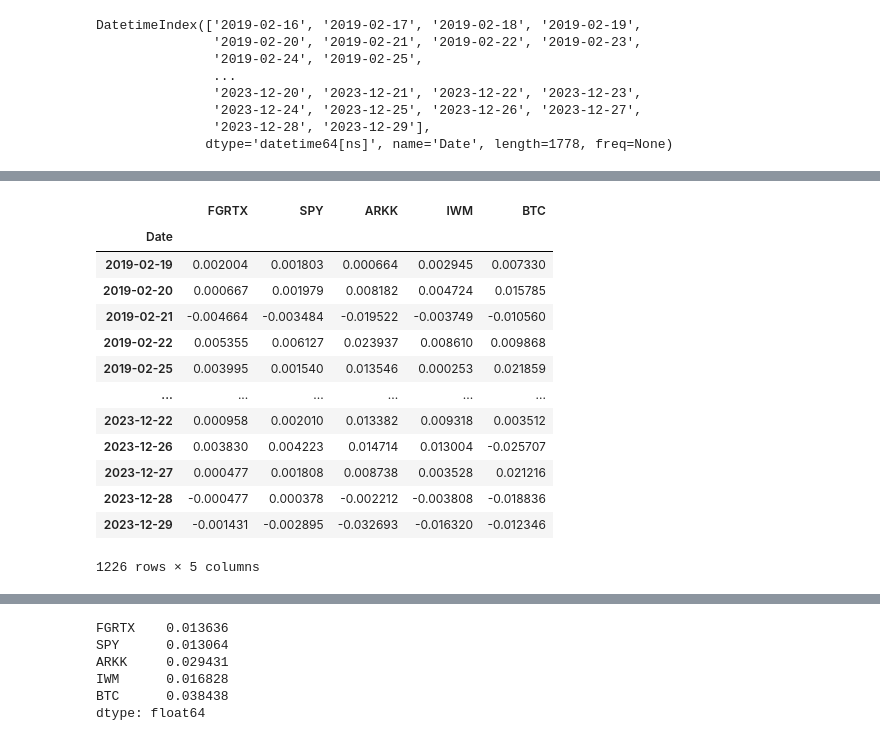
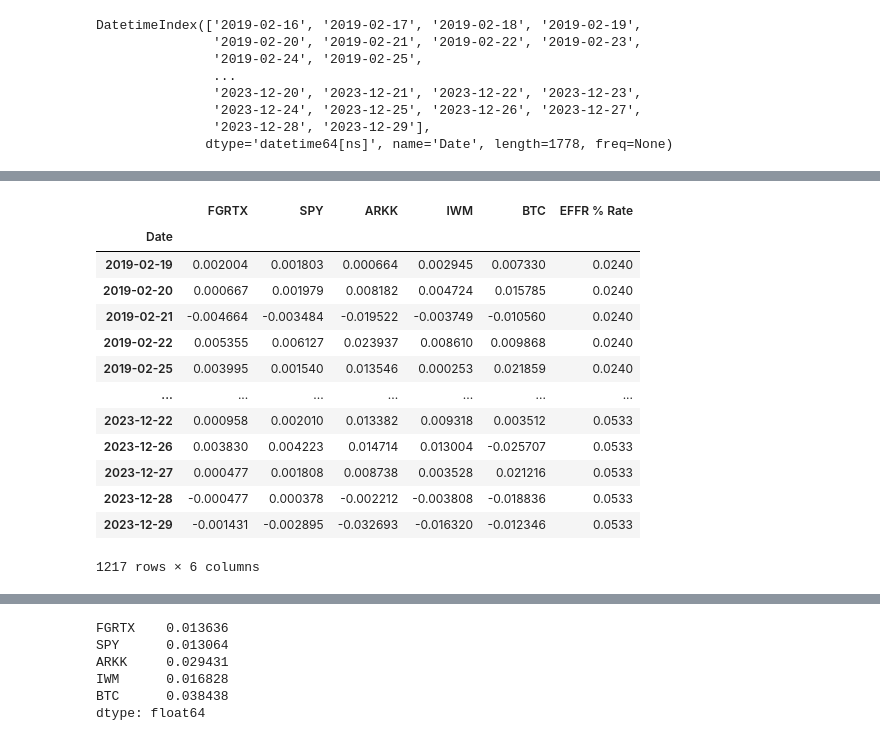
Before and after one commit to ravic4/project_1, a Jupyter notebook: master_notebook_it2.ipynb, the cells around one changed output, grey strips where cells are left out. Saved outputs shown, nothing was run; the diff lists cells and outputs as text; code cells hidden in the pictures.

```diff
--- a/master_notebook_it2.ipynb
+++ b/master_notebook_it2.ipynb
@@ -547,23 +555,22 @@ DatetimeIndex(['2019-02-16', '2019-02-17', '2019-02-18', '2019-02-19',
 # %%
 #Concating the dataframes  (Daily returns)
 # daily_returns_fgrtx.index
 # daily_returns_arkk_spy_set.index
 
 df_daily_returns_all_assets = pd.concat([daily_returns_fgrtx, daily_returns_arkk_spy_set, daily_returns_bitcoin_set], axis=1, join='inner')
-
-df_daily_returns_all_assets
+df_daily_returns_all_assets_fed = pd.concat([daily_returns_fgrtx, daily_returns_arkk_spy_set, daily_returns_bitcoin_set,effr_df_data_change], axis=1, join='inner')
 # %% [output]
-|  | FGRTX | SPY | ARKK | IWM | BTC |
-| Date |  |  |  |  |  |
-| 2019-02-19 | 0.002004 | 0.001803 | 0.000664 | 0.002945 | 0.007330 |
-| 2019-02-20 | 0.000667 | 0.001979 | 0.008182 | 0.004724 | 0.015785 |
-| 2019-02-21 | -0.004664 | -0.003484 | -0.019522 | -0.003749 | -0.010560 |
-| 2019-02-22 | 0.005355 | 0.006127 | 0.023937 | 0.008610 | 0.009868 |
-| 2019-02-25 | 0.003995 | 0.001540 | 0.013546 | 0.000253 | 0.021859 |
-| ... | ... | ... | ... | ... | ... |
-| 2023-12-22 | 0.000958 | 0.002010 | 0.013382 | 0.009318 | 0.003512 |
-| 2023-12-26 | 0.003830 | 0.004223 | 0.014714 | 0.013004 | -0.025707 |
-| 2023-12-27 | 0.000477 | 0.001808 | 0.008738 | 0.003528 | 0.021216 |
-| 2023-12-28 | -0.000477 | 0.000378 | -0.002212 | -0.003808 | -0.018836 |
-| 2023-12-29 | -0.001431 | -0.002895 | -0.032693 | -0.016320 | -0.012346 |
+|  | FGRTX | SPY | ARKK | IWM | BTC | EFFR % Rate |
+| Date |  |  |  |  |  |  |
+| 2019-02-19 | 0.002004 | 0.001803 | 0.000664 | 0.002945 | 0.007330 | 0.0240 |
+| 2019-02-20 | 0.000667 | 0.001979 | 0.008182 | 0.004724 | 0.015785 | 0.0240 |
+| 2019-02-21 | -0.004664 | -0.003484 | -0.019522 | -0.003749 | -0.010560 | 0.0240 |
+| 2019-02-22 | 0.005355 | 0.006127 | 0.023937 | 0.008610 | 0.009868 | 0.0240 |
+| 2019-02-25 | 0.003995 | 0.001540 | 0.013546 | 0.000253 | 0.021859 | 0.0240 |
+| ... | ... | ... | ... | ... | ... | ... |
+| 2023-12-22 | 0.000958 | 0.002010 | 0.013382 | 0.009318 | 0.003512 | 0.0533 |
+| 2023-12-26 | 0.003830 | 0.004223 | 0.014714 | 0.013004 | -0.025707 | 0.0533 |
+| 2023-12-27 | 0.000477 | 0.001808 | 0.008738 | 0.003528 | 0.021216 | 0.0533 |
+| 2023-12-28 | -0.000477 | 0.000378 | -0.002212 | -0.003808 | -0.018836 | 0.0533 |
+| 2023-12-29 | -0.001431 | -0.002895 | -0.032693 | -0.016320 | -0.012346 | 0.0533 |
-1226 rows × 5 columns
+1217 rows × 6 columns
```
Also changed, not shown: parts of 5 cells of this notebook.
